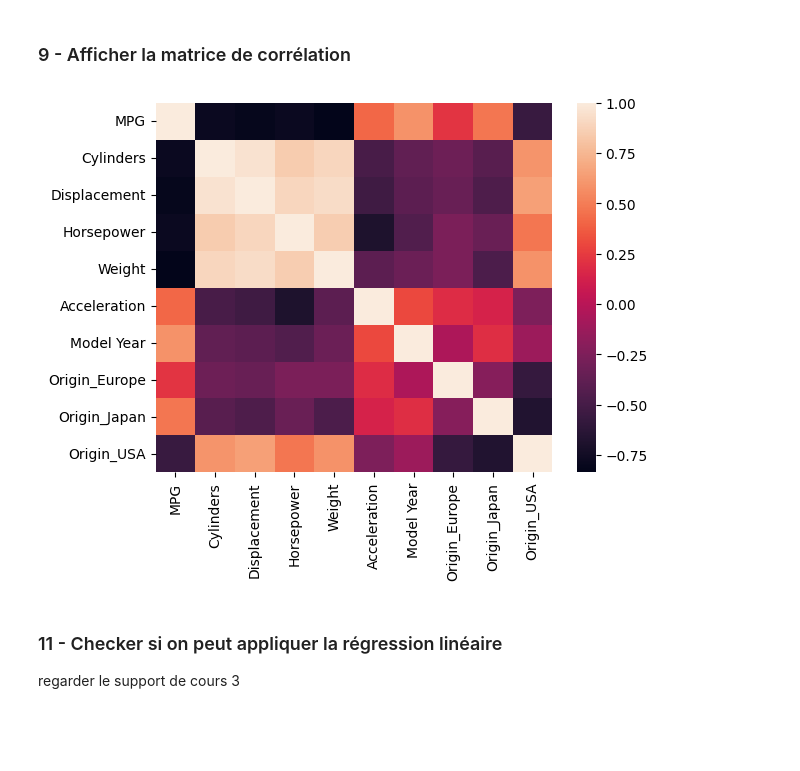
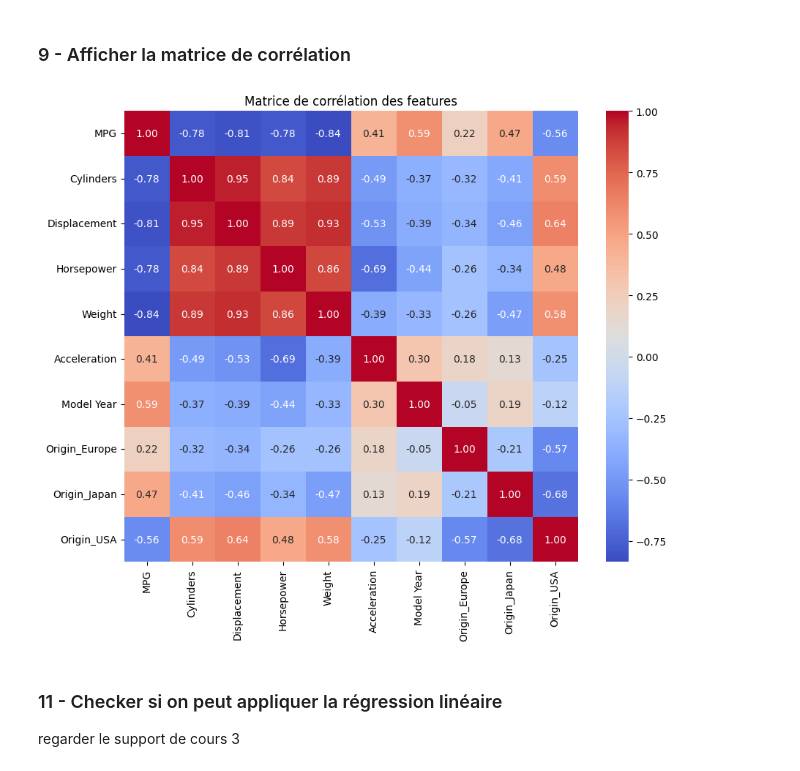
Before and after one commit to ARTY-cpu/NoteBook-TP3-ML, a Jupyter notebook: Regression_Linéaire_étudiants.ipynb, the cells around one changed output. Cells and saved outputs as stored; diff of their text form; code cells hidden in the pictures; blank space fills up the shorter version.

````diff
--- a/Regression_Linéaire_étudiants.ipynb
+++ b/Regression_Linéaire_étudiants.ipynb
@@ -438,7 +438,9 @@ dtype: int64
 # %% [markdown]
 ### 2 - Supprimez les lignes contenant des NAN
 # %%
-#votre code ici
+
+dataset = dataset.dropna()
+dataset.isna().sum()
 # %% [output]
 MPG             0
 Cylinders       0
@@ -452,7 +454,10 @@ dtype: int64
 # %% [markdown]
 ### 3 - Encodez la colonne Origine en utilisant les nombres entiers 1: USA, 2: Europe et 3: Japan.
 # %%
-#votre code ici
+
+dataset['Origin'] = dataset['Origin'].replace({1: 'USA', 2: 'Europe', 3: 'Japan'})
+
+dataset
 # %% [output]
 |  | MPG | Cylinders | Displacement | Horsepower | Weight | Acceleration | Model Year | Origin |
 | 0 | 18.00 | 8 | 307.00 | 130.00 | 3504.00 | 12.00 | 70 | USA |
@@ -470,7 +475,9 @@ dtype: int64
 # %% [markdown]
 ### 4 - Encoder (hot encoding) les valeurs de la colonne Origine avec ```.get_dummies```.
 # %%
-dataset = pd.get_dummies(dataset, columns = ['Origin'])
-dataset
+
+dataset_encoded = pd.get_dummies(dataset, columns=['Origin'])
+
+dataset_encoded.head()
 # %% [output]
 |  | MPG | Cylinders | Displacement | Horsepower | Weight | Acceleration | Model Year | Origin_Europe | ... |
@@ -567,9 +578,23 @@ training_set.describe().T[["mean","std"]]
 # %%
 from sklearn.preprocessing import StandardScaler
 
-#votre code ici
 
-#votre code ici
+# Reconstituer le dataset complet d'entraînement
+training_set = X_train.copy()
+training_set['MPG'] = y_train
+
+# S'assurer que les colonnes Origin sont de type entier (0/1)
+origin_cols = ['Origin_Europe', 'Origin_Japan', 'Origin_USA']
+training_set[origin_cols] = training_set[origin_cols].astype(int)
+
+# Réordonner les colonnes pour mettre MPG en première position
+cols = ['MPG'] + [col for col in training_set.columns if col != 'MPG']
+training_set = training_set[cols]
+
+# Normalisation des colonnes numériques (sauf MPG et Origin_*)
+num_cols = ['Cylinders', 'Displacement', 'Horsepower', 'Weight', 'Acceleration', 'Model Year']
+scaler = StandardScaler()
+training_set[num_cols] = scaler.fit_transform(training_set[num_cols])
 # %%
 training_set
 # %% [output]
@@ -589,9 +614,16 @@ training_set
 # %% [markdown]
 ### 9 - Afficher la matrice de corrélation
 # %%
-#votre code ici
+
+corr_matrix = training_set.corr()
+
+
+plt.figure(figsize=(10,8))
+sns.heatmap(corr_matrix, annot=True, fmt=".2f", cmap="coolwarm", cbar=True)
+plt.title("Matrice de corrélation des features")
+plt.show()
 # %% [output]
-[figure, old version]
+[figure, new version]
 # %% [markdown]
 ### 11 - Checker si on peut appliquer la régression linéaire
 regarder le support de cours 3
````
Also changed, not shown: parts of 18 cells of this notebook.
